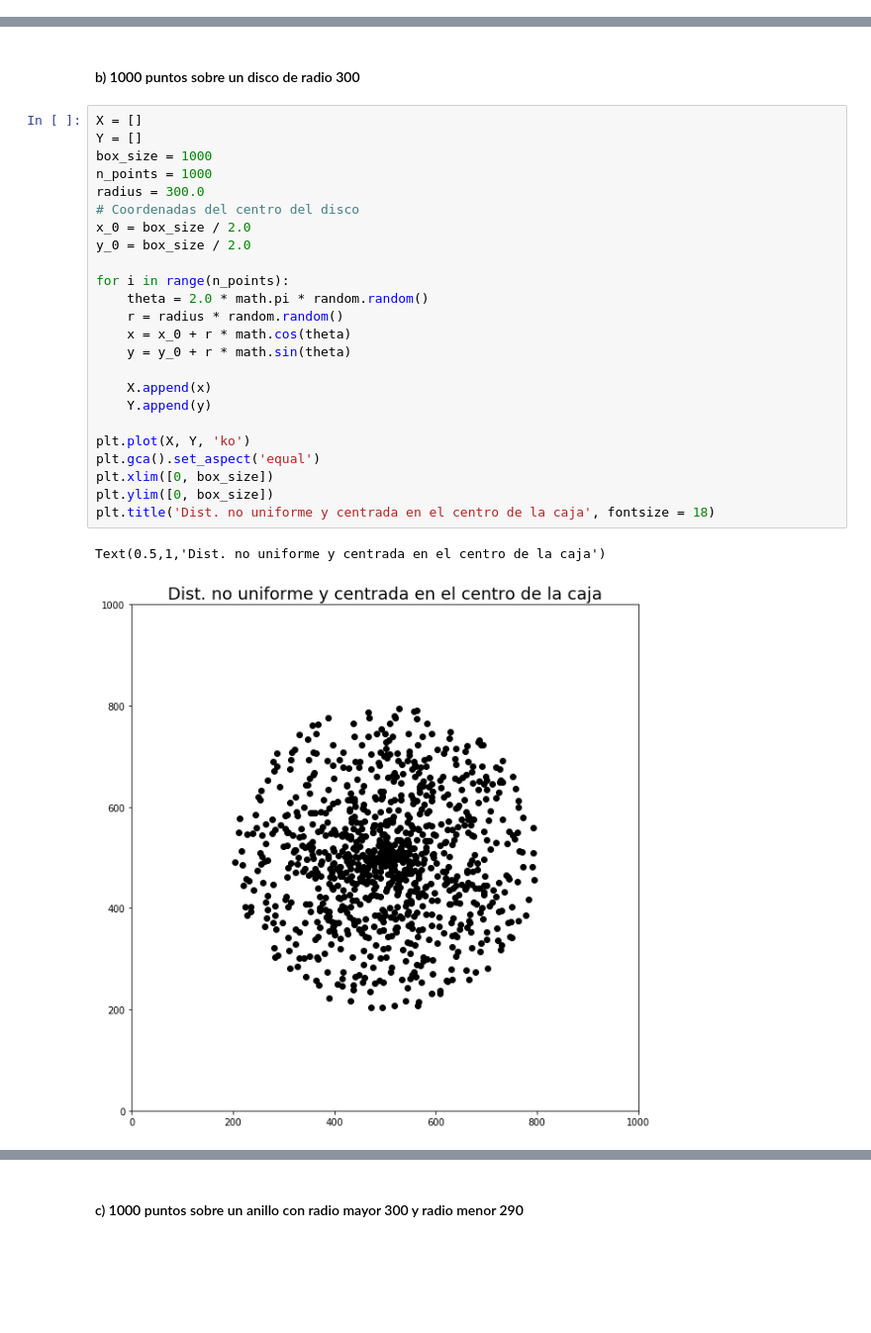
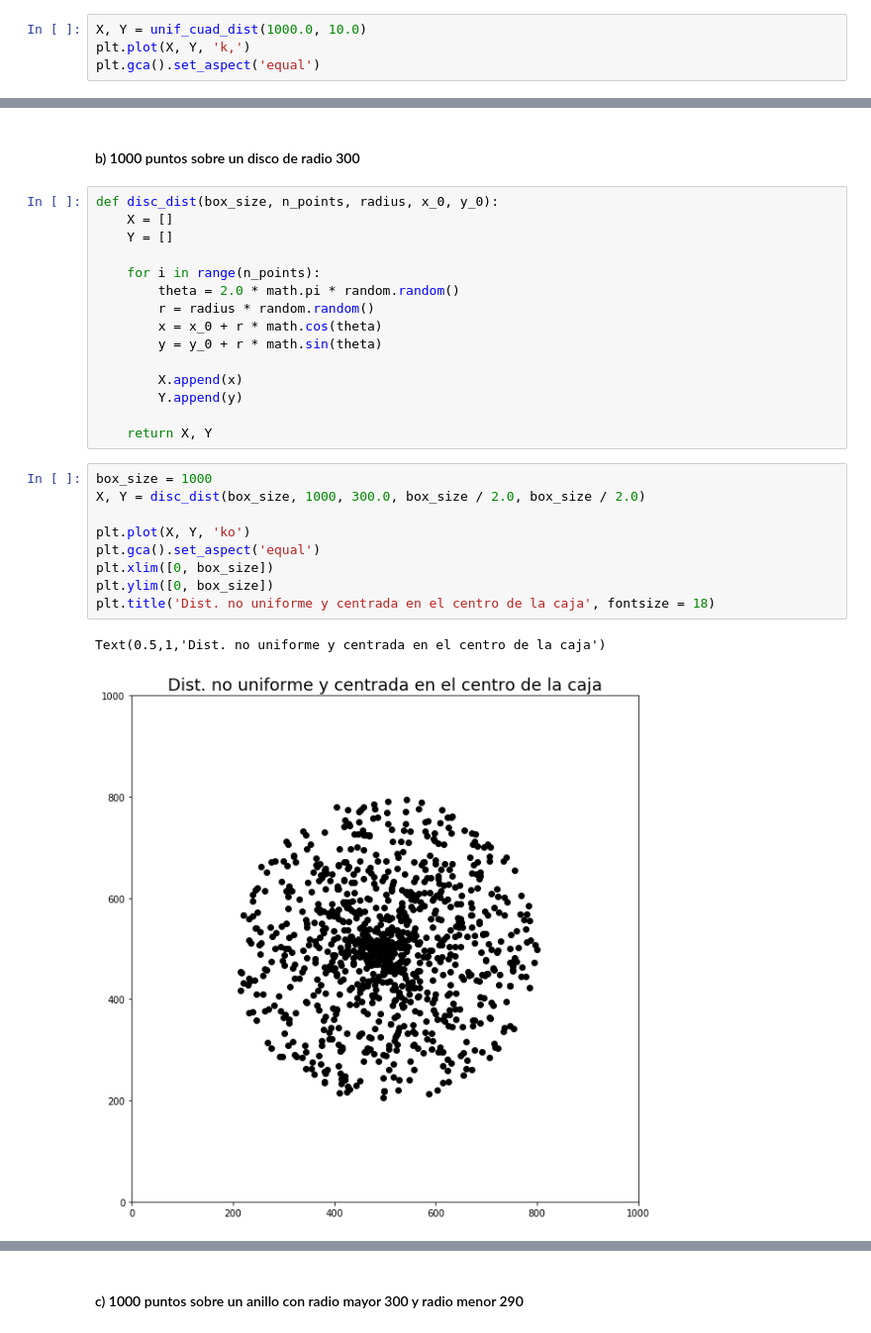
Before and after one commit to CosmoStats/cosmostats2018-Pagutri, a Jupyter notebook: 2daParte/Ejercicio2/ejercicios_2.ipynb, the cells around one changed output, grey strips where cells are left out. Shown: that part at 99% size. Drawn from its saved outputs; the diff is of its cells as text; blank space fills up the shorter version.

```diff
--- a/2daParte/Ejercicio2/ejercicios_2.ipynb
+++ b/2daParte/Ejercicio2/ejercicios_2.ipynb
@@ -26,0 +27,4 @@ plt.gca().set_aspect('equal')
+# %%
+X, Y = unif_cuad_dist(1000.0, 10.0)
+plt.plot(X, Y, 'k,')
+plt.gca().set_aspect('equal')
@@ -27,29 +33,29 @@ plt.gca().set_aspect('equal')
 # %% [markdown]
 #### b) 1000 puntos sobre un disco de radio 300
+# %%
+def disc_dist(box_size, n_points, radius, x_0, y_0):
+    X = []
+    Y = []
+
+    for i in range(n_points):
+        theta = 2.0 * math.pi * random.random()
+        r = radius * random.random()
+        x = x_0 + r * math.cos(theta)
+        y = y_0 + r * math.sin(theta)
+
+        X.append(x)
+        Y.append(y)
+
+    return X, Y
 # %%
-X = []
-Y = []
 box_size = 1000
-n_points = 1000
-radius = 300.0
-# Coordenadas del centro del disco
-x_0 = box_size / 2.0
-y_0 = box_size / 2.0
-
-for i in range(n_points):
-    theta = 2.0 * math.pi * random.random()
-    r = radius * random.random()
-    x = x_0 + r * math.cos(theta)
-    y = y_0 + r * math.sin(theta)
-
-    X.append(x)
-    Y.append(y)
+X, Y = disc_dist(box_size, 1000, 300.0, box_size / 2.0, box_size / 2.0)
 
 plt.plot(X, Y, 'ko')
 plt.gca().set_aspect('equal')
 plt.xlim([0, box_size])
 plt.ylim([0, box_size])
 plt.title('Dist. no uniforme y centrada en el centro de la caja', fontsize = 18)
 # %% [output]
 Text(0.5,1,'Dist. no uniforme y centrada en el centro de la caja')
-[figure, old version]
+[figure, new version]
```
Also changed, not shown: parts of 11 cells of this notebook.
